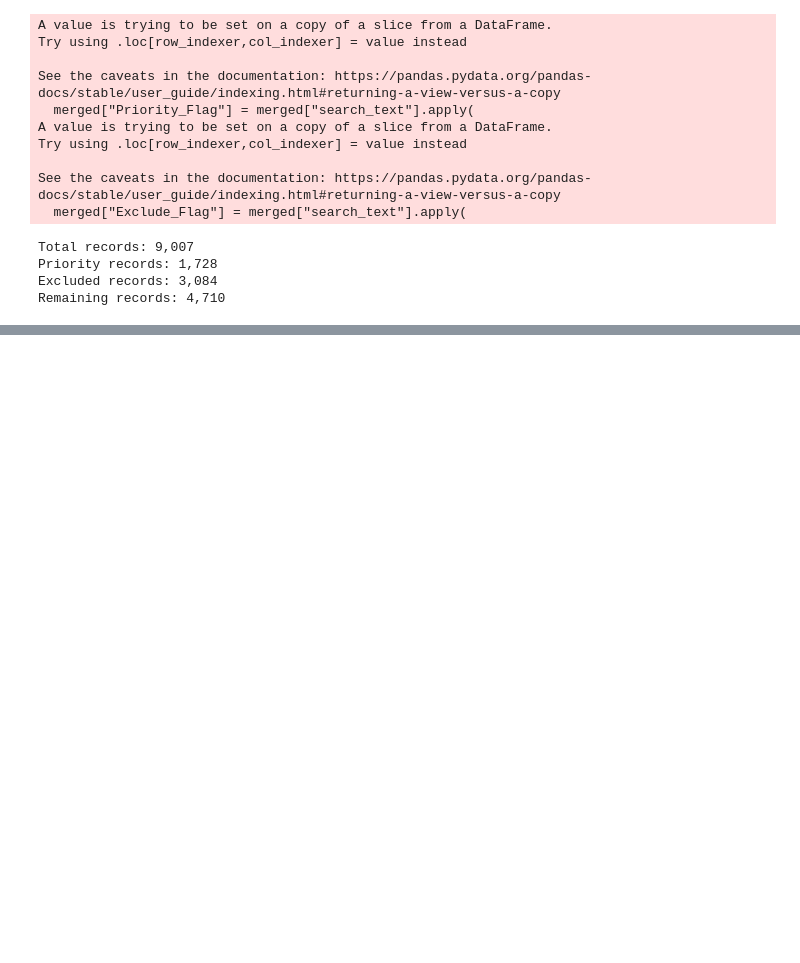
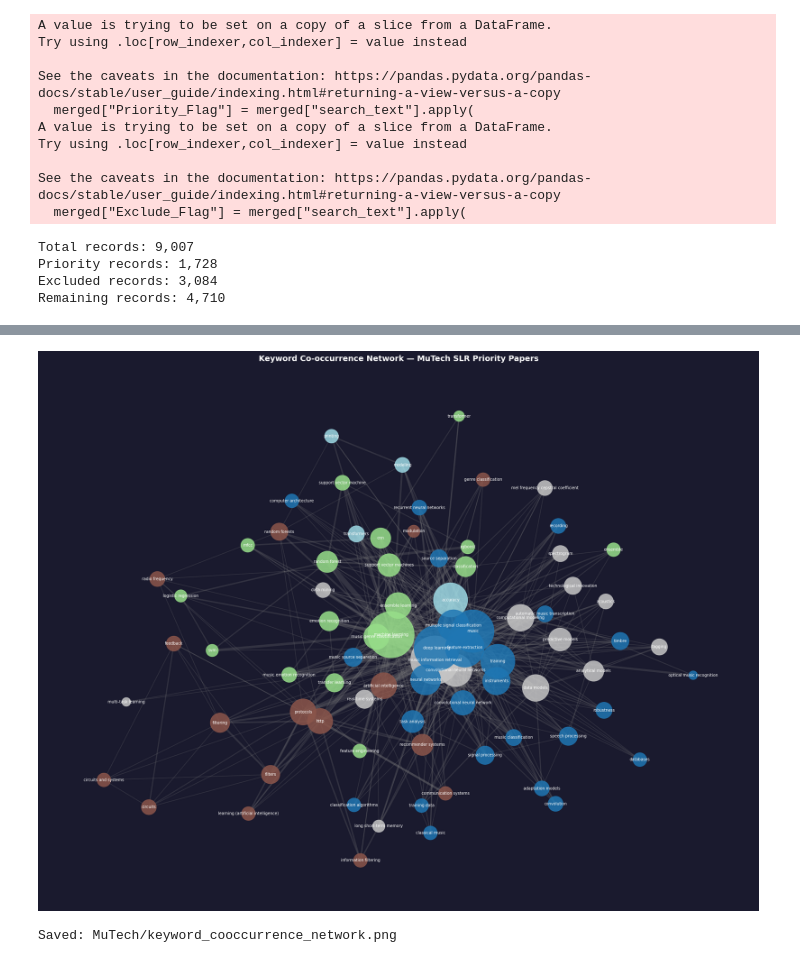
Before and after one commit to DaLouuu/MuTech, a Jupyter notebook: MuTech SLR Script.ipynb, the cells around one changed output, grey strips where cells are left out. Saved outputs shown, nothing was run; the diff lists cells and outputs as text; code cells hidden in the pictures; blank space fills up the shorter version.

```diff
--- a/MuTech SLR Script.ipynb
+++ b/MuTech SLR Script.ipynb
@@ -700,0 +791,15 @@ print(f"New candidates: {len(new_candidates)}")
+# %%
+# ====================================================
+# COMMUNITY DETECTION (colors each cluster)
+# ====================================================
+
+communities = list(nx.community.greedy_modularity_communities(G_kw))
+node_community = {}
+for i, community in enumerate(communities):
+    for node in community:
+        node_community[node] = i
+
+print(f"Found {len(communities)} keyword communities")
+for i, c in enumerate(communities[:6]):
+    top = sorted(c, key=lambda n: G_kw.degree(n), reverse=True)[:5]
+    print(f"  Cluster {i+1}: {", ".join(top)}")
@@ -700,0 +813,36 @@ print(f"New candidates: {len(new_candidates)}")
+# %%
+# ====================================================
+# STATIC KEYWORD CO-OCCURRENCE PLOT
+# ====================================================
+
+fig, ax = plt.subplots(figsize=(18, 14))
+
+pos         = nx.spring_layout(G_kw, k=1.2, seed=42)
+degrees     = dict(G_kw.degree())
+node_sizes  = [degrees[n] * 120 for n in G_kw.nodes()]
+edge_widths = [G_kw[u][v]["weight"] * 0.4 for u, v in G_kw.edges()]
+cmap        = cm.get_cmap("tab20", len(communities))
+colors      = [cmap(node_community[n]) for n in G_kw.nodes()]
+
+nx.draw_networkx_nodes(G_kw, pos, node_size=node_sizes,
+                       node_color=colors, alpha=0.85, ax=ax)
+nx.draw_networkx_edges(G_kw, pos, width=edge_widths,
+                       alpha=0.25, edge_color="grey", ax=ax)
+nx.draw_networkx_labels(G_kw, pos, font_size=7,
+                        font_color="white", ax=ax)
+
+ax.set_title("Keyword Co-occurrence Network — MuTech SLR Priority Papers",
+             fontsize=14, fontweight="bold", pad=15, color="white")
+ax.axis("off")
+fig.patch.set_facecolor("#1a1a2e")
+ax.set_facecolor("#1a1a2e")
+plt.tight_layout()
+plt.savefig(
+    r".\MuTech\keyword_cooccurrence_network.png",
+    dpi=150, bbox_inches="tight", facecolor=fig.get_facecolor()
+)
+plt.show()
+print("Saved: MuTech/keyword_cooccurrence_network.png")
+# %% [output]
+[figure, added]
+Saved: MuTech/keyword_cooccurrence_network.png
```
Also changed, not shown: parts of 11 cells of this notebook, 1 other file.
